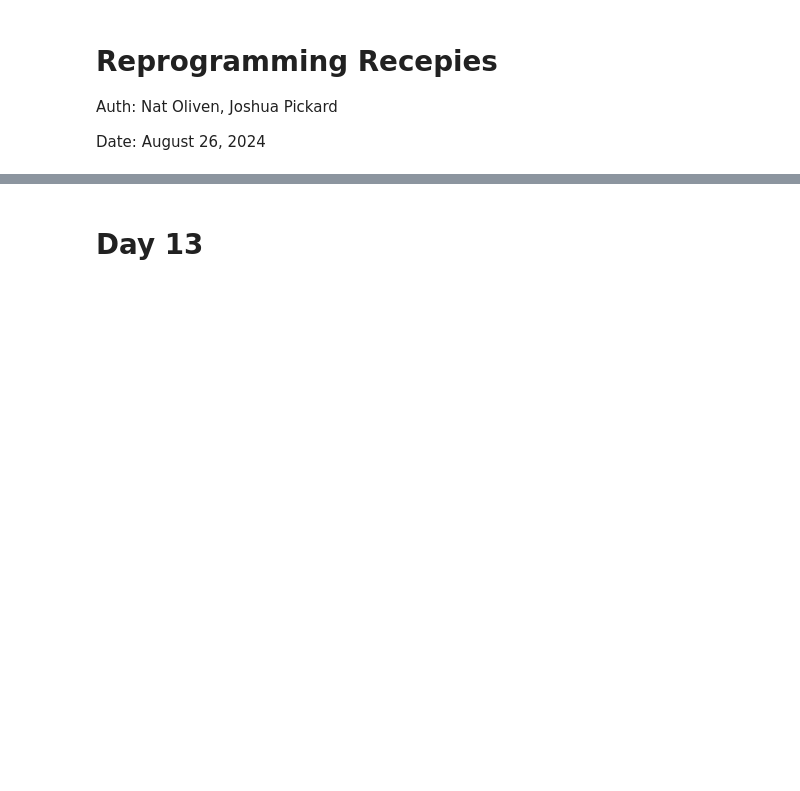
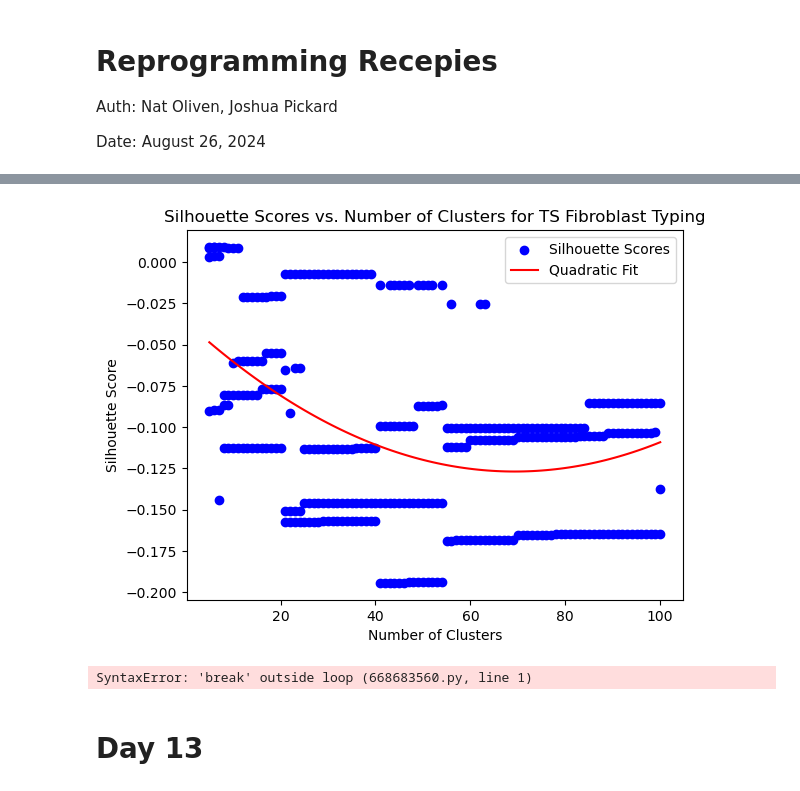
Before and after one commit to Jpickard1/scFoundationModels, a Jupyter notebook: notebooks/reprogramming/reprogramming-recipies-oliven.ipynb, the cells around one changed output, grey strips where cells are left out. Cells and saved outputs as stored; diff of their text form; code cells hidden in the pictures; blank space fills up the shorter version.

Commit message:
beginning to debug kmeans clustering codes

```diff
--- a/notebooks/reprogramming/reprogramming-recipies-oliven.ipynb
+++ b/notebooks/reprogramming/reprogramming-recipies-oliven.ipynb
@@ -14,0 +26,13 @@ from sklearn.cluster import KMeans
+# %%
+# Load reprogramming recipes
+df = pd.read_csv('data/HumanTFs_v_1.01.csv') # now comes from csv file and not straight from web
+df.head()
+
+# Load firboblast source cells
+DATAPATH = "/nfs/turbo/umms-indikar/shared/projects/DARPA_AI/in-silico-reprogramming/unperturbed"
+FILE = "fibroblast.h5ad"
+adata = sp.read_h5ad(os.path.join(DATAPATH, FILE))
+
+adata.var['ensemblid'] = adata.var['ensemblid'].str.split('.').str[0] # JP Add this line
+
+adata.var.head()
@@ -15,3 +160,48 @@ from sklearn.cluster import KMeans
+# %%
+import matplotlib.pyplot as plt
+
+# Extracting x (n_clusters) and y (silhouette scores)
+n_clusters = []
+silhouette_scores = []
+
+for key, score in combined_silhouette_scores.items():
+    # Extract n_clusters from the key 'kmeans_n_clusters_run'
+    parts = key.split('_')
+    n_clusters.append(int(parts[1]))  # n_clusters is the second part
+    silhouette_scores.append(score)
+
+# Convert lists to numpy arrays for plotting
+n_clusters = np.array(n_clusters)
+silhouette_scores = np.array(silhouette_scores)
+
+# Create scatterplot
+plt.scatter(n_clusters, silhouette_scores, color='blue', label='Silhouette Scores')
+
+# Fit a 2nd-degree polynomial to the data (quadratic fit)
+coefficients = np.polyfit(n_clusters, silhouette_scores, 2)
+polynomial = np.poly1d(coefficients)
+
+# Create x-values for the line of best fit
+x_fit = np.linspace(min(n_clusters), max(n_clusters), 100)
+y_fit = polynomial(x_fit)
+
+# Plot the line of best fit
+plt.plot(x_fit, y_fit, color='red', label='Quadratic Fit')
+
+# Add labels and title
+plt.xlabel('Number of Clusters')
+plt.ylabel('Silhouette Score')
+plt.title('Silhouette Scores vs. Number of Clusters for TS Fibroblast Typing')
+plt.legend()
+
+# Show plot
+plt.show()
+# %% [output]
+[figure, added]
+# %%
+break
+# %% [output]
+SyntaxError: 'break' outside loop (668683560.py, line 1)
 # %% [markdown]
 # Day 13
 # %%
```
Also changed, not shown: parts of 15 cells of this notebook.
